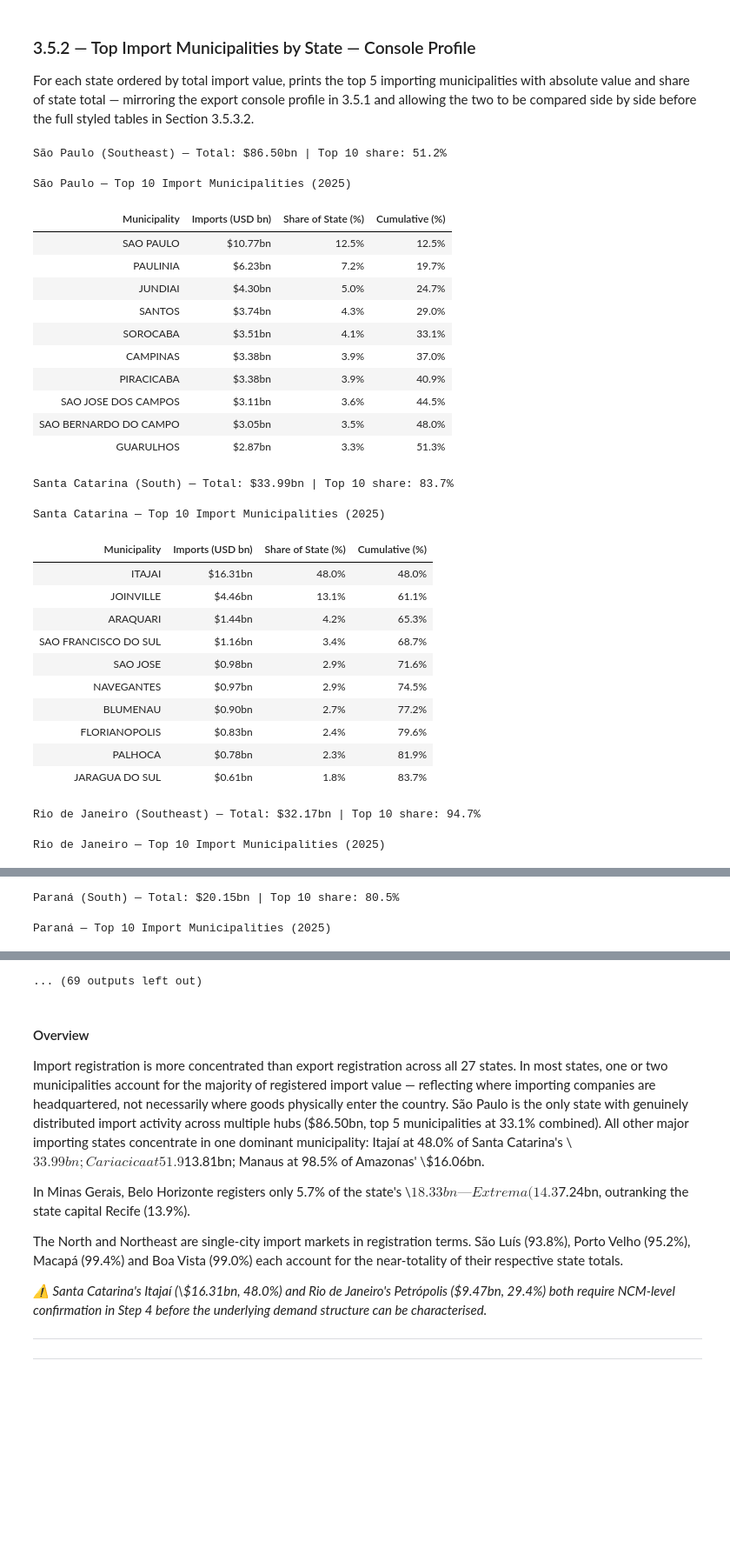
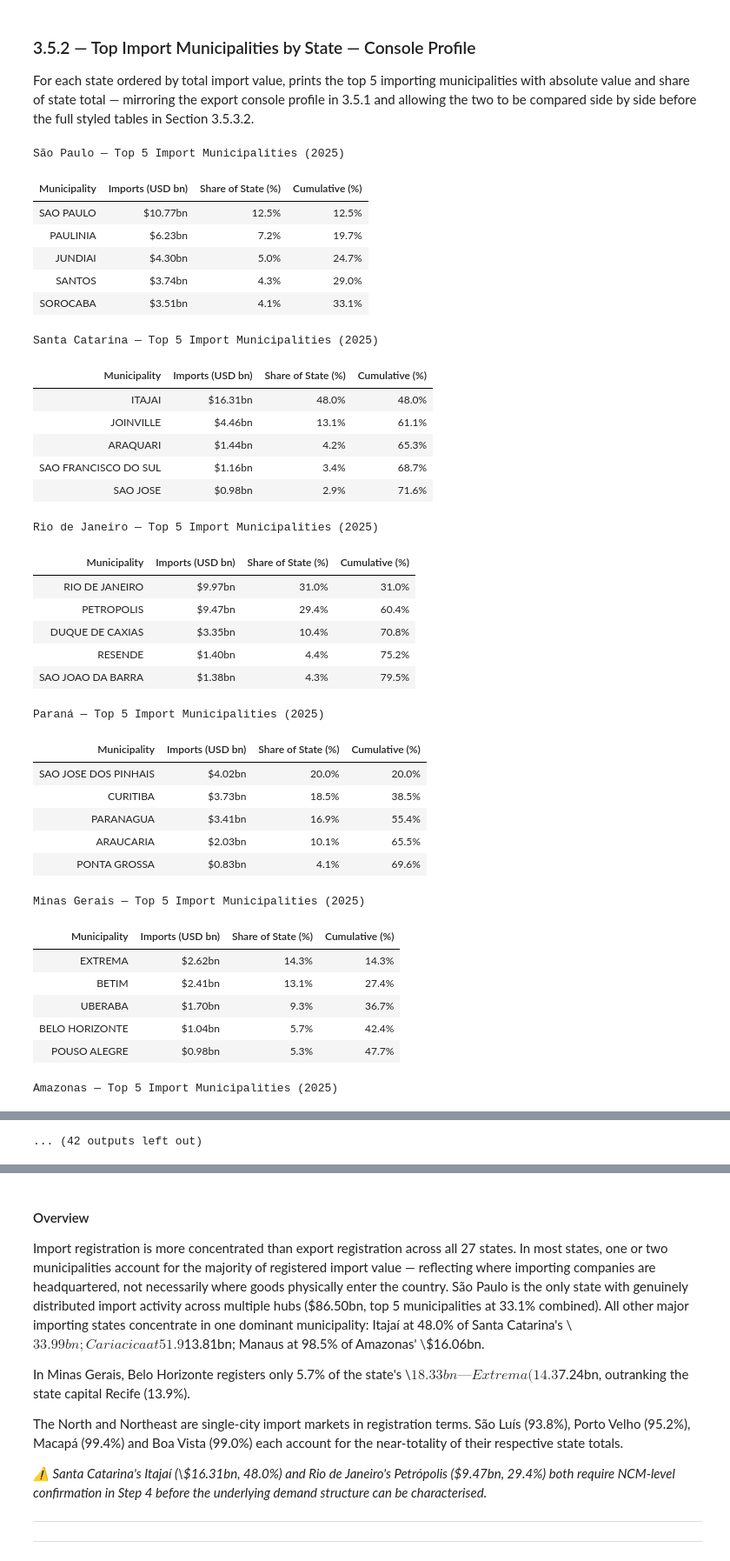
Before and after one commit to Eduardo-kohn/brazil-state-trade-analysis, a Jupyter notebook: SRC/Analysis/Step3_municipality-level_hotspots.ipynb, the cells around one changed output, grey strips where cells are left out. Shown at 87% size. Drawn from its saved outputs; the diff is of its cells as text; code cells hidden in the pictures; blank space fills up the shorter version.

```diff
--- a/SRC/Analysis/Step3_municipality-level_hotspots.ipynb
+++ b/SRC/Analysis/Step3_municipality-level_hotspots.ipynb
@@ -1303,65 +1401,73 @@ for state in states_ordered_imp:
     subset = (
         df_mun_imp[df_mun_imp['state'] == state]
         .sort_values('imports_usd', ascending=False)
-        .head(10)
+        .head(5)
         .copy()
     )
     if subset.empty:
         continue
 
     state_total   = df_mun_imp[df_mun_imp['state'] == state]['imports_usd'].sum()
     region        = subset['region'].iloc[0]
     top10_total   = subset['imports_usd'].sum()
     top10_share   = top10_total / state_total * 100
 
     subset['Share of State (%)'] = (subset['imports_usd'] / state_total * 100).round(1)
     subset['Cumulative (%)']     = subset['Share of State (%)'].cumsum().round(1)
     subset['Imports (USD bn)']   = subset['imports_usd'].apply(lambda x: f'${x/1e9:.2f}bn')
     subset['Share of State (%)'] = subset['Share of State (%)'].apply(lambda x: f'{x:.1f}%')
     subset['Cumulative (%)']     = subset['Cumulative (%)'].apply(lambda x: f'{x:.1f}%')
 
     display_df = subset[['municipality', 'Imports (USD bn)', 'Share of State (%)', 'Cumulative (%)']].rename(
         columns={'municipality': 'Municipality'}
     )
 
-    print(f"\n{state} ({region}) — Total: ${state_total/1e9:.2f}bn | Top 10 share: {top10_share:.1f}%")
+    ##print(f"\n{state} ({region}) — Total: ${state_total/1e9:.2f}bn | Top 10 share: {top10_share:.1f}%")
     display(
         display_df.style
-        .set_caption(f'{state} — Top 10 Import Municipalities ({MAX_YEAR})')
+        .set_caption(f'{state} — Top 5 Import Municipalities ({MAX_YEAR})')
         .set_properties(**{'text-align': 'left'})
         .set_table_styles([
             {'selector': 'th', 'props': [('background-color', '#2c3e50'),
                                           ('color', 'white'), ('font-weight', 'bold')]},
             {'selector': 'tr:nth-child(even)', 'props': [('background-color', '#f2f2f2')]},
         ])
         .hide_index()
     )
 # %% [output]
-São Paulo (Southeast) — Total: $86.50bn | Top 10 share: 51.2%
+São Paulo — Top 5 Import Municipalities (2025)
+| Municipality | Imports (USD bn) | Share of State (%) | Cumulative (%) |
+| SAO PAULO | $10.77bn | 12.5% | 12.5% |
+| PAULINIA | $6.23bn | 7.2% | 19.7% |
+| JUNDIAI | $4.30bn | 5.0% | 24.7% |
+| SANTOS | $3.74bn | 4.3% | 29.0% |
+| SOROCABA | $3.51bn | 4.1% | 33.1% |
-São Paulo — Top 10 Import Municipalities (2025)
+Santa Catarina — Top 5 Import Municipalities (2025)
-| Municipality | Imports (USD bn) | Share of State (%) | Cumulative (%) |
-| SAO PAULO | $10.77bn | 12.5% | 12.5% |
-| PAULINIA | $6.23bn | 7.2% | 19.7% |
-| JUNDIAI | $4.30bn | 5.0% | 24.7% |
-| SANTOS | $3.74bn | 4.3% | 29.0% |
-| SOROCABA | $3.51bn | 4.1% | 33.1% |
-| CAMPINAS | $3.38bn | 3.9% | 37.0% |
-| PIRACICABA | $3.38bn | 3.9% | 40.9% |
-| SAO JOSE DOS CAMPOS | $3.11bn | 3.6% | 44.5% |
-| SAO BERNARDO DO CAMPO | $3.05bn | 3.5% | 48.0% |
-| GUARULHOS | $2.87bn | 3.3% | 51.3% |
+| Municipality | Imports (USD bn) | Share of State (%) | Cumulative (%) |
+| ITAJAI | $16.31bn | 48.0% | 48.0% |
+| JOINVILLE | $4.46bn | 13.1% | 61.1% |
+| ARAQUARI | $1.44bn | 4.2% | 65.3% |
+| SAO FRANCISCO DO SUL | $1.16bn | 3.4% | 68.7% |
+| SAO JOSE | $0.98bn | 2.9% | 71.6% |
-Santa Catarina (South) — Total: $33.99bn | Top 10 share: 83.7%
+Rio de Janeiro — Top 5 Import Municipalities (2025)
+| Municipality | Imports (USD bn) | Share of State (%) | Cumulative (%) |
+| RIO DE JANEIRO | $9.97bn | 31.0% | 31.0% |
+| PETROPOLIS | $9.47bn | 29.4% | 60.4% |
+| DUQUE DE CAXIAS | $3.35bn | 10.4% | 70.8% |
+| RESENDE | $1.40bn | 4.4% | 75.2% |
+| SAO JOAO DA BARRA | $1.38bn | 4.3% | 79.5% |
-Santa Catarina — Top 10 Import Municipalities (2025)
+Paraná — Top 5 Import Municipalities (2025)
-| Municipality | Imports (USD bn) | Share of State (%) | Cumulative (%) |
-| ITAJAI | $16.31bn | 48.0% | 48.0% |
-| JOINVILLE | $4.46bn | 13.1% | 61.1% |
-| ARAQUARI | $1.44bn | 4.2% | 65.3% |
-| SAO FRANCISCO DO SUL | $1.16bn | 3.4% | 68.7% |
-| SAO JOSE | $0.98bn | 2.9% | 71.6% |
-| NAVEGANTES | $0.97bn | 2.9% | 74.5% |
-| BLUMENAU | $0.90bn | 2.7% | 77.2% |
-| FLORIANOPOLIS | $0.83bn | 2.4% | 79.6% |
-| PALHOCA | $0.78bn | 2.3% | 81.9% |
-| JARAGUA DO SUL | $0.61bn | 1.8% | 83.7% |
+| Municipality | Imports (USD bn) | Share of State (%) | Cumulative (%) |
+| SAO JOSE DOS PINHAIS | $4.02bn | 20.0% | 20.0% |
+| CURITIBA | $3.73bn | 18.5% | 38.5% |
+| PARANAGUA | $3.41bn | 16.9% | 55.4% |
+| ARAUCARIA | $2.03bn | 10.1% | 65.5% |
+| PONTA GROSSA | $0.83bn | 4.1% | 69.6% |
-Rio de Janeiro (Southeast) — Total: $32.17bn | Top 10 share: 94.7%
+Minas Gerais — Top 5 Import Municipalities (2025)
+| Municipality | Imports (USD bn) | Share of State (%) | Cumulative (%) |
+| EXTREMA | $2.62bn | 14.3% | 14.3% |
+| BETIM | $2.41bn | 13.1% | 27.4% |
+| UBERABA | $1.70bn | 9.3% | 36.7% |
+| BELO HORIZONTE | $1.04bn | 5.7% | 42.4% |
+| POUSO ALEGRE | $0.98bn | 5.3% | 47.7% |
-Rio de Janeiro — Top 10 Import Municipalities (2025)
+Amazonas — Top 5 Import Municipalities (2025)
@@ -1379,2 +1480 @@ Rio de Janeiro — Top 10 Import Municipalities (2025)
-Paraná (South) — Total: $20.15bn | Top 10 share: 80.5%
+... (42 outputs left out)
-Paraná — Top 10 Import Municipalities (2025)
@@ -1392,4 +1481,3 @@ Paraná — Top 10 Import Municipalities (2025)
-... (69 outputs left out)
 # %% [markdown]
 #### Overview
 
```
Also changed, not shown: parts of 31 cells of this notebook.
